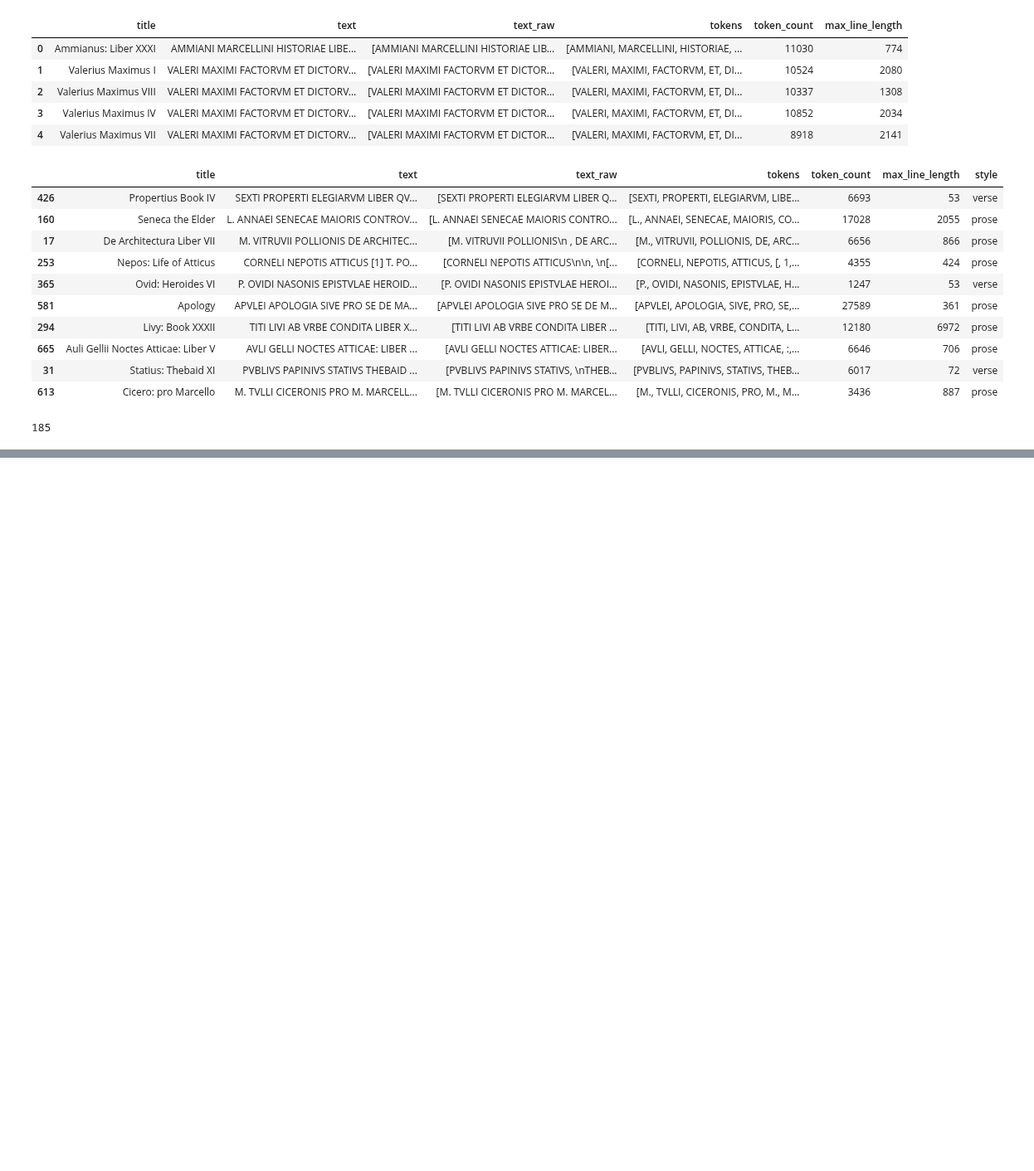
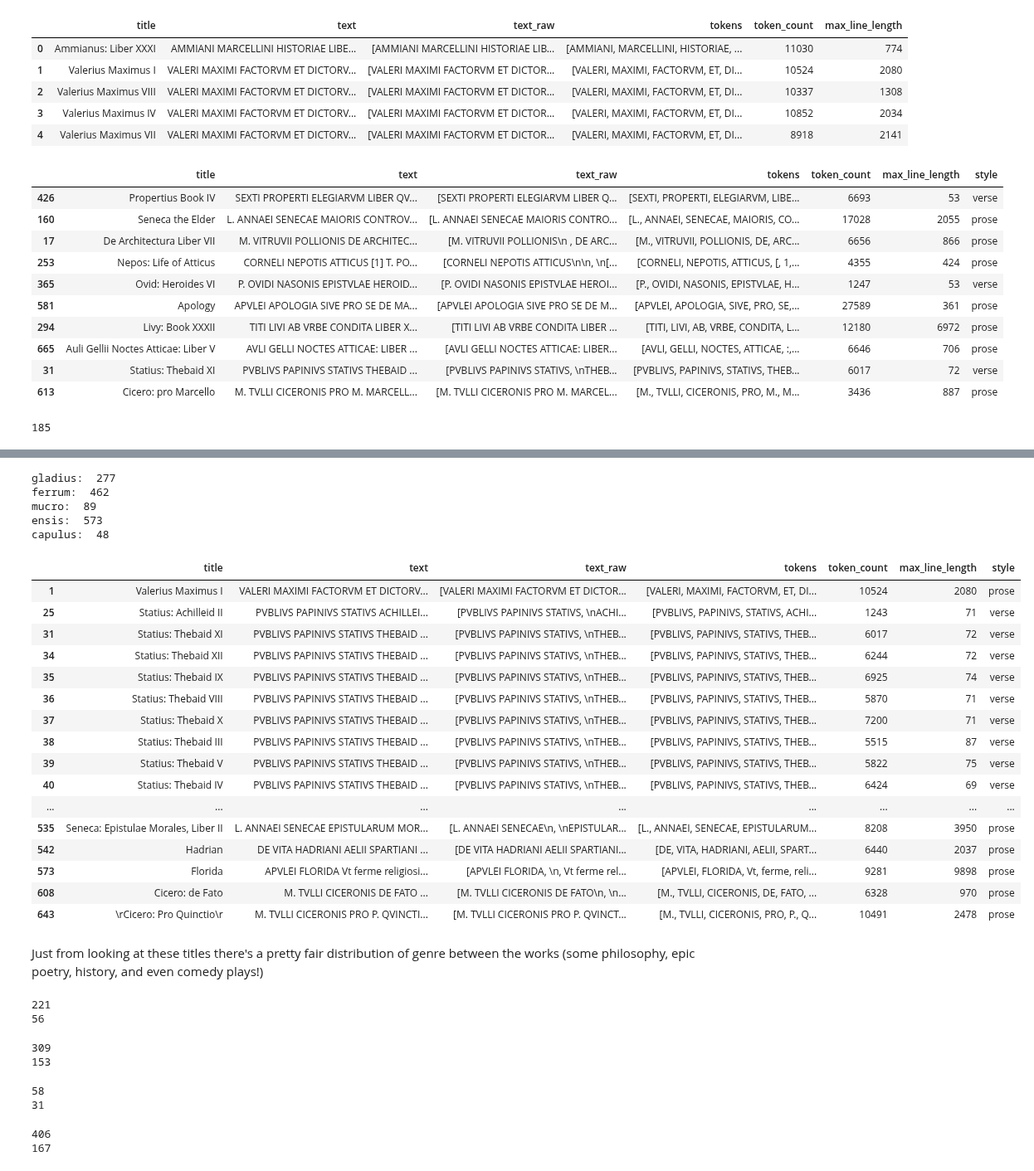
Before and after one commit to Data-Science-for-Linguists-2021/Latin-Vocabulary-Analysis, a Jupyter notebook: AnalysisCode.ipynb, the cells around one changed output, grey strips where cells are left out. Shown at 83% size. Cells and saved outputs as stored; diff of their text form; code cells hidden in the pictures; blank space fills up the shorter version.

```diff
--- a/AnalysisCode.ipynb
+++ b/AnalysisCode.ipynb
@@ -259,0 +201,63 @@ for x in ne_names_list:
+# %%
+#let's see how many occurences of each word there are:
+print('gladius: ',len(gladius))
+print('ferrum: ',len(ferrum))
+print('mucro: ',len(mucro))
+print('ensis: ',len(ensis))
+print('capulus: ',len(capulus)) #'capulus' is the least common, only appearing 48 times, let's look at tht data!
+# %% [output]
+gladius:  277
+ferrum:  462
+mucro:  89
+ensis:  573
+capulus:  48
+# %%
+capulus.head
+# %% [output]
+|  | title | text | text_raw | tokens | token_count | max_line_length | style |
+| 1 | Valerius Maximus I | VALERI MAXIMI FACTORVM ET DICTORV... | [VALERI MAXIMI FACTORVM ET DICTOR... | [VALERI, MAXIMI, FACTORVM, ET, DI... | 10524 | 2080 | prose |
+| 25 | Statius: Achilleid II | PVBLIVS PAPINIVS STATIVS ACHILLEI... | [PVBLIVS PAPINIVS STATIVS, \nACHI... | [PVBLIVS, PAPINIVS, STATIVS, ACHI... | 1243 | 71 | verse |
+| 31 | Statius: Thebaid XI | PVBLIVS PAPINIVS STATIVS THEBAID ... | [PVBLIVS PAPINIVS STATIVS, \nTHEB... | [PVBLIVS, PAPINIVS, STATIVS, THEB... | 6017 | 72 | verse |
+| 34 | Statius: Thebaid XII | PVBLIVS PAPINIVS STATIVS THEBAID ... | [PVBLIVS PAPINIVS STATIVS, \nTHEB... | [PVBLIVS, PAPINIVS, STATIVS, THEB... | 6244 | 72 | verse |
+| 35 | Statius: Thebaid IX | PVBLIVS PAPINIVS STATIVS THEBAID ... | [PVBLIVS PAPINIVS STATIVS, \nTHEB... | [PVBLIVS, PAPINIVS, STATIVS, THEB... | 6925 | 74 | verse |
+| 36 | Statius: Thebaid VIII | PVBLIVS PAPINIVS STATIVS THEBAID ... | [PVBLIVS PAPINIVS STATIVS, \nTHEB... | [PVBLIVS, PAPINIVS, STATIVS, THEB... | 5870 | 71 | verse |
+| 37 | Statius: Thebaid X | PVBLIVS PAPINIVS STATIVS THEBAID ... | [PVBLIVS PAPINIVS STATIVS, \nTHEB... | [PVBLIVS, PAPINIVS, STATIVS, THEB... | 7200 | 71 | verse |
+| 38 | Statius: Thebaid III | PVBLIVS PAPINIVS STATIVS THEBAID ... | [PVBLIVS PAPINIVS STATIVS, \nTHEB... | [PVBLIVS, PAPINIVS, STATIVS, THEB... | 5515 | 87 | verse |
+| 39 | Statius: Thebaid V | PVBLIVS PAPINIVS STATIVS THEBAID ... | [PVBLIVS PAPINIVS STATIVS, \nTHEB... | [PVBLIVS, PAPINIVS, STATIVS, THEB... | 5822 | 75 | verse |
+| 40 | Statius: Thebaid IV | PVBLIVS PAPINIVS STATIVS THEBAID ... | [PVBLIVS PAPINIVS STATIVS, \nTHEB... | [PVBLIVS, PAPINIVS, STATIVS, THEB... | 6424 | 69 | verse |
+| ... | ... | ... | ... | ... | ... | ... | ... |
+| 535 | Seneca: Epistulae Morales, Liber II | L. ANNAEI SENECAE EPISTULARUM MOR... | [L. ANNAEI SENECAE\n, \nEPISTULAR... | [L., ANNAEI, SENECAE, EPISTULARUM... | 8208 | 3950 | prose |
+| 542 | Hadrian | DE VITA HADRIANI AELII SPARTIANI ... | [DE VITA HADRIANI AELII SPARTIANI... | [DE, VITA, HADRIANI, AELII, SPART... | 6440 | 2037 | prose |
+| 573 | Florida | APVLEI FLORIDA Vt ferme religiosi... | [APVLEI FLORIDA, \n, Vt ferme rel... | [APVLEI, FLORIDA, Vt, ferme, reli... | 9281 | 9898 | prose |
+| 608 | Cicero: de Fato | M. TVLLI CICERONIS DE FATO ... | [M. TVLLI CICERONIS DE FATO\n, \n... | [M., TVLLI, CICERONIS, DE, FATO, ... | 6328 | 970 | prose |
+| 643 | \rCicero: Pro Quinctio\r | M. TVLLI CICERONIS PRO P. QVINCTI... | [M. TVLLI CICERONIS PRO P. QVINCT... | [M., TVLLI, CICERONIS, PRO, P., Q... | 10491 | 2478 | prose |
+# %% [markdown]
+Just from looking at these titles there's a pretty fair distribution of genre between the works (some philosophy, epic poetry, history, and even comedy plays!)
+# %%
+print(len(gladius[gladius['style']=='prose']))
+print(len(gladius[gladius['style']=='verse']))
+#the results here are skewed highly in favor of prose
+# %% [output]
+221
+56
+# %%
+print(len(ferrum[ferrum['style']=='prose']))
+print(len(ferrum[ferrum['style']=='verse']))
+#here there's more in the prose category
+# %% [output]
+309
+153
+# %%
+print(len(mucro[mucro['style']=='prose']))
+print(len(mucro[mucro['style']=='verse']))
+#it's closer here, but still in favor of prose
+# %% [output]
+58
+31
+# %%
+print(len(ensis[ensis['style']=='prose']))
+print(len(ensis[ensis['style']=='verse']))
+#heavily in favor of prose
+# %% [output]
+406
+167
```
Also changed, not shown: parts of 26 cells of this notebook.
